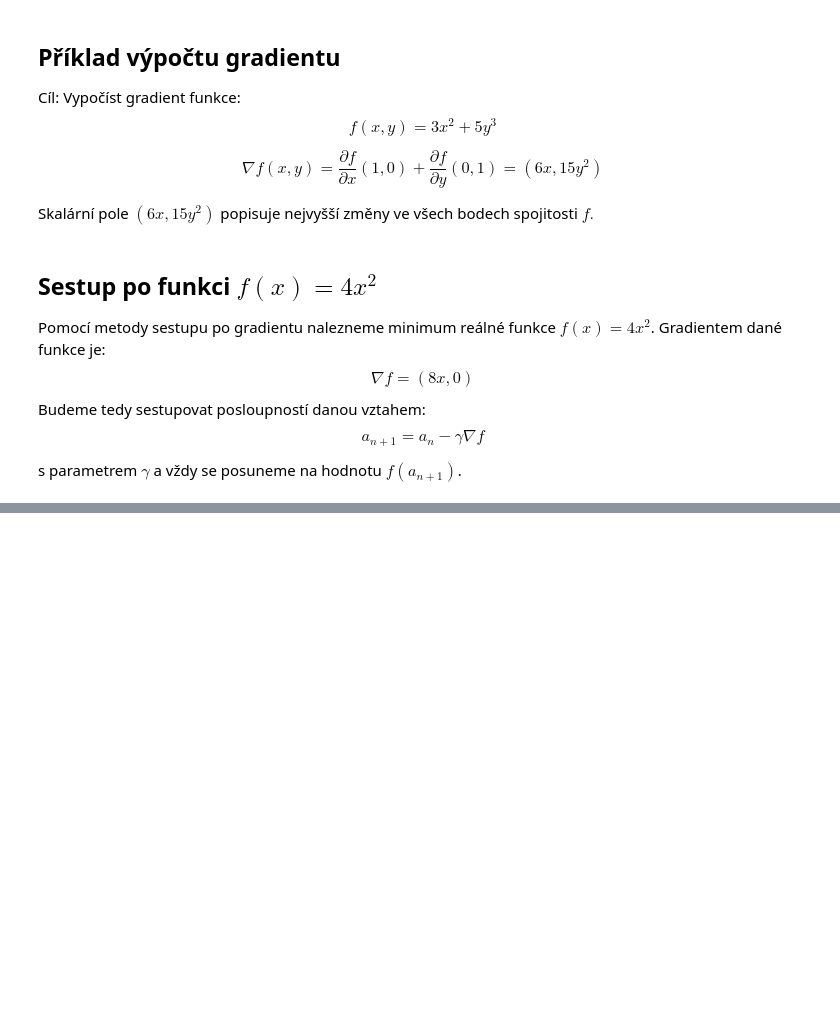
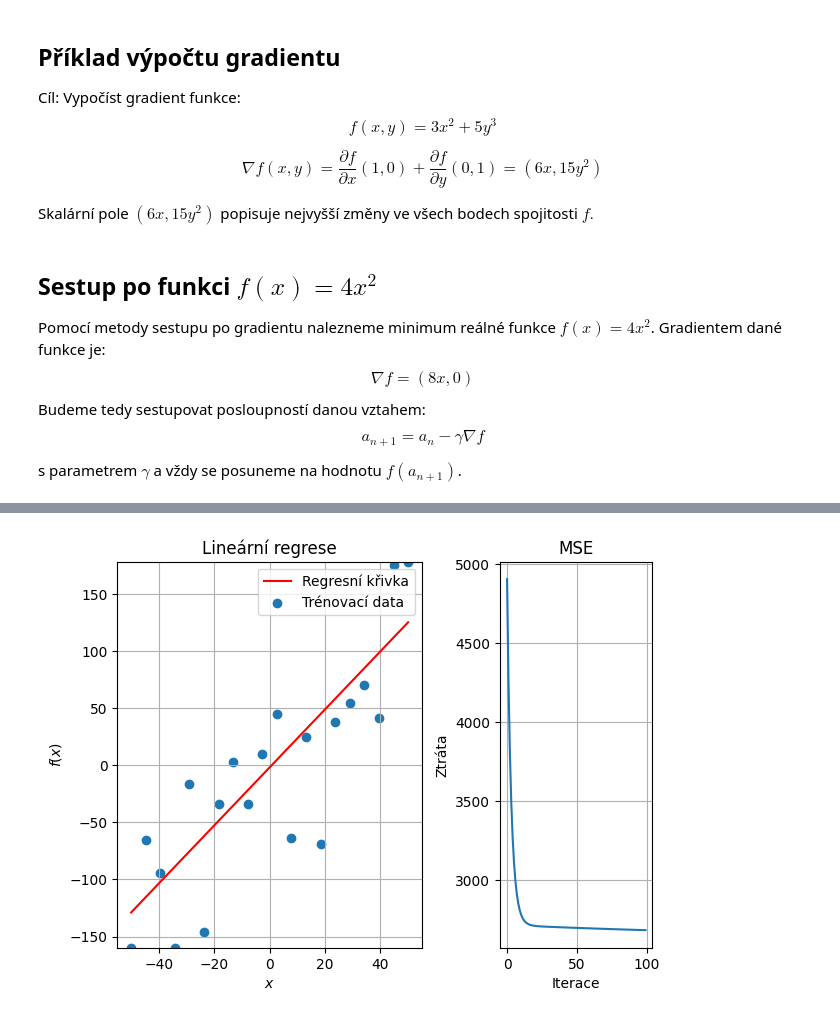
Before and after one commit to jakvitov/math_simulations, a Jupyter notebook: gradient_descend.ipynb, the cells around one changed output, grey strips where cells are left out. Drawn from its saved outputs; the diff is of its cells as text; code cells hidden in the pictures; blank space fills up the shorter version.

```diff
--- a/gradient_descend.ipynb
+++ b/gradient_descend.ipynb
@@ -82,0 +107,77 @@ Ztrátová funkce RME (round mean error) je funkce využívaná ve strojovém u
+# %%
+fig, (ax1, ax2) = plt.subplots(1, 2, gridspec_kw={'width_ratios': [2, 1]})
+
+#Výpočet MSE
+def calculate_mse(w1, b , x_features, y_labels):
+  sum = 0
+  index = 0
+  for x_1 in x_features:
+    sum += pow((y_labels[index] - ((w1 * x_1) + b)), 2)
+    index = index + 1
+  return (sum * (1/len(x_features)))
+
+#Vypočteme gradient funkce dle vzorce
+def calculate_gradient(w1, b, x_features, y_labels):
+  index = 0
+  partial_w1 = 0
+  partial_b = 0
+  for x_i in x_features:
+    partial_w1 = partial_w1 + (((w1 * x_i + b) - y_labels[index] )*x_i)
+    partial_b = partial_b + ((w1 * x_i + b) - y_labels[index])
+    index = index + 1
+
+  partial_w1 = partial_w1 * (2/len(x_features))
+  partial_b = partial_b * (2/len(x_features))
+
+  return np.array([partial_w1, partial_b])
+
+#Aplikujeme gradient funkce na předchozí váhu a bias
+def apply_gradient(w1, b, gradient, gamma):
+  w1 = w1 - (gamma * gradient[0])
+  b = b - (gamma * gradient[1])
+  return [w1, b]
+
+x_features = np.linspace(-50, 50, 20)
+y_labels = []
+
+#Vygeneruje lineární data s náhodnou odchylkou
+for i in np.nditer(x_features):
+  y_labels.append((i * 3 - 8) + np.random.normal(1, 50, size=1))
+
+#Začínáme základní lineární funkcí f(x) = x
+w1 = 1
+b = 0
+steps = 100
+gamma = 0.001
+loss_values_x = []
+loss_values_y = []
+
+#Po počet kroků opakujeme optimalizační kroky
+for i in range(steps):
+  loss_values_x.append(i)
+  loss_values_y.append(calculate_mse(w1, b, x_features, y_labels)[0])
+  #print(loss_values_y[i])
+  gradient = calculate_gradient(w1, b, x_features, y_labels)
+  [w1,b] = apply_gradient(w1, b, gradient, gamma)
+
+#Nyní z optimalizovaných dat vytvoříme přímku
+y_predictions = (w1 * x_features) + b
+
+ax2.set_title("MSE")
+ax2.set_xlabel('Iterace')
+ax2.set_ylabel('Ztráta')
+ax2.plot(loss_values_x, loss_values_y)
+ax2.grid()
+
+ax1.set_title("Lineární regrese")
+ax1.set_xlabel('$x$')
+ax1.set_ylabel('$f(x)$')
+ax1.plot(x_features, y_predictions, label="Regresní křivka", color="red")
+ax1.scatter(x_features, y_labels, label="Trénovací data")
+ax1.set_ylim((min(y_labels), max(y_labels)))
+ax1.grid()
+ax1.legend()
+fig.tight_layout(pad=1)
+fig.show()
+# %% [output]
+[figure, added]
```
Also changed, not shown: parts of 5 cells of this notebook.
